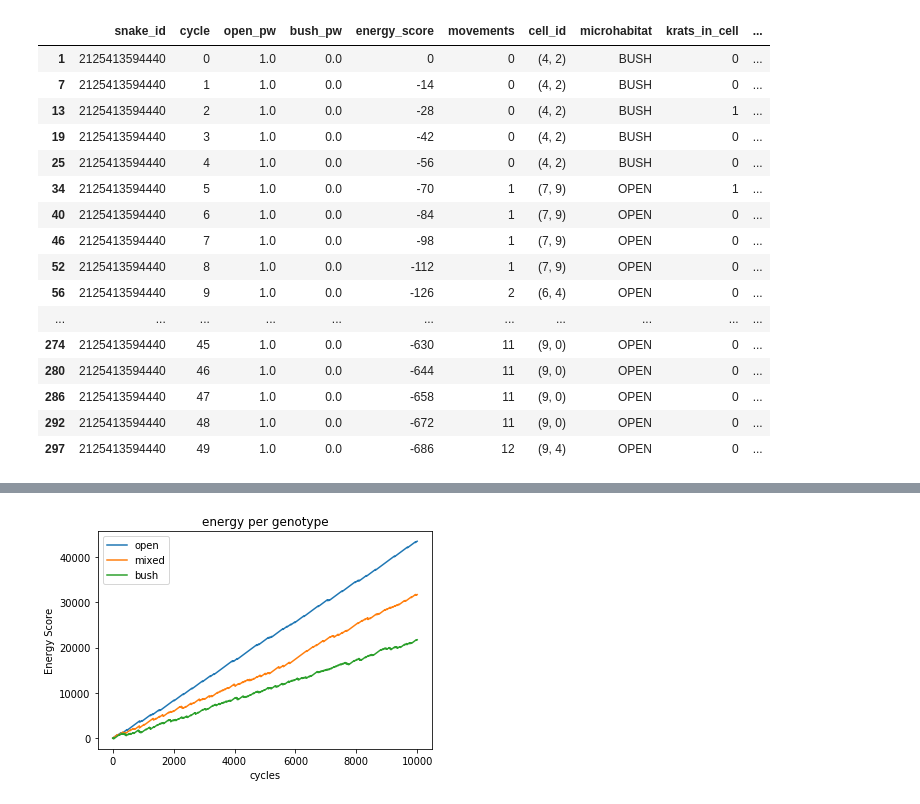
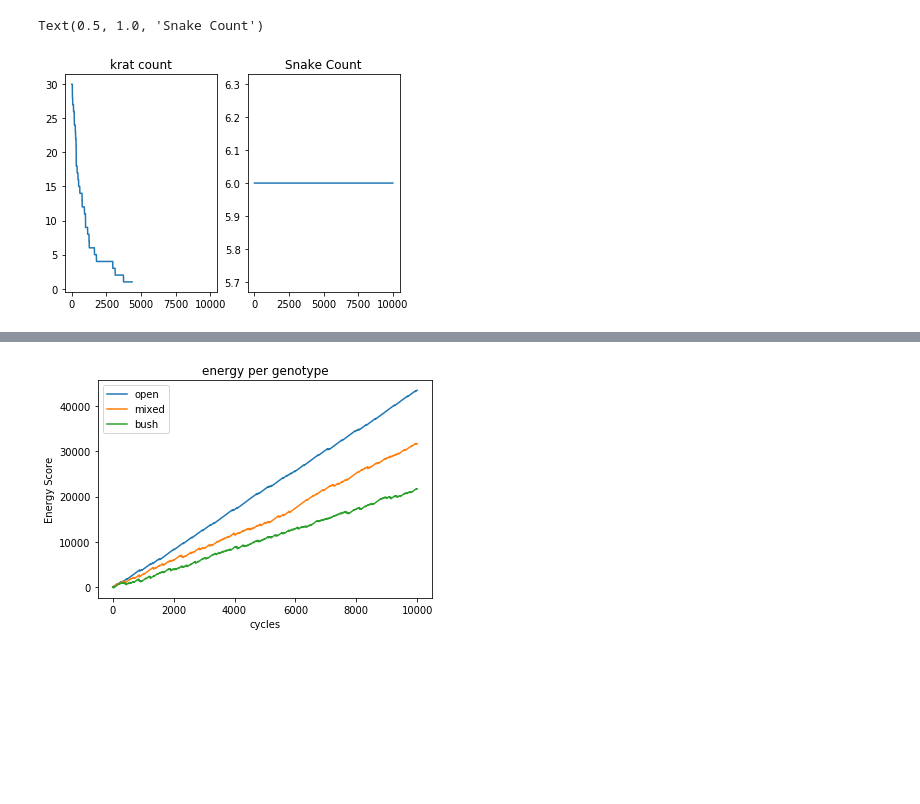
Before and after one commit to michaelremington2/uumarrty, a Jupyter notebook: ecosystem_sim/SimPostDataAnalysis.ipynb, the cells around one changed output, grey strips where cells are left out. Cells and saved outputs as stored; diff of their text form; code cells hidden in the pictures; blank space fills up the shorter version.

```diff
--- a/ecosystem_sim/SimPostDataAnalysis.ipynb
+++ b/ecosystem_sim/SimPostDataAnalysis.ipynb
@@ -40,22 +24,26 @@ ktemp.head(50)
 ## snake individual check
 idoi = 2125413594440
 stemp = snakedata[snakedata['snake_id']==idoi]
-stemp.head(50)
+#stemp.head(50)
-# %% [output]
-|  | snake_id | cycle | open_pw | bush_pw | energy_score | movements | cell_id | microhabitat | krats_in_cell | ... |
-| 1 | 2125413594440 | 0 | 1.0 | 0.0 | 0 | 0 | (4, 2) | BUSH | 0 | ... |
-| 7 | 2125413594440 | 1 | 1.0 | 0.0 | -14 | 0 | (4, 2) | BUSH | 0 | ... |
-| 13 | 2125413594440 | 2 | 1.0 | 0.0 | -28 | 0 | (4, 2) | BUSH | 1 | ... |
-| 19 | 2125413594440 | 3 | 1.0 | 0.0 | -42 | 0 | (4, 2) | BUSH | 0 | ... |
-| 25 | 2125413594440 | 4 | 1.0 | 0.0 | -56 | 0 | (4, 2) | BUSH | 0 | ... |
-| 34 | 2125413594440 | 5 | 1.0 | 0.0 | -70 | 1 | (7, 9) | OPEN | 1 | ... |
-| 40 | 2125413594440 | 6 | 1.0 | 0.0 | -84 | 1 | (7, 9) | OPEN | 0 | ... |
-| 46 | 2125413594440 | 7 | 1.0 | 0.0 | -98 | 1 | (7, 9) | OPEN | 0 | ... |
-| 52 | 2125413594440 | 8 | 1.0 | 0.0 | -112 | 1 | (7, 9) | OPEN | 0 | ... |
-| 56 | 2125413594440 | 9 | 1.0 | 0.0 | -126 | 2 | (6, 4) | OPEN | 0 | ... |
-| ... | ... | ... | ... | ... | ... | ... | ... | ... | ... | ... |
-| 274 | 2125413594440 | 45 | 1.0 | 0.0 | -630 | 11 | (9, 0) | OPEN | 0 | ... |
-| 280 | 2125413594440 | 46 | 1.0 | 0.0 | -644 | 11 | (9, 0) | OPEN | 0 | ... |
-| 286 | 2125413594440 | 47 | 1.0 | 0.0 | -658 | 11 | (9, 0) | OPEN | 0 | ... |
-| 292 | 2125413594440 | 48 | 1.0 | 0.0 | -672 | 11 | (9, 0) | OPEN | 0 | ... |
-| 297 | 2125413594440 | 49 | 1.0 | 0.0 | -686 | 12 | (9, 4) | OPEN | 0 | ... |
+# %%
+########## Population Counts ###############
+df = kratdata[["cycle", "krat_id"]].groupby("cycle").krat_id.nunique()
+df = df.reset_index()
+df.columns = ['cycle','krats']
+df2 = snakedata[["cycle", "snake_id"]].groupby("cycle").snake_id.nunique()
+df2 = df2.reset_index()
+df2.columns = ['cycle','snakes']
+
+
+#Now switch to a more OO interface to exercise more features.
+fig, axs = plt.subplots(nrows=1, ncols=2, sharex=True)
+ax = axs[0]
+ax.plot(df['cycle'], df['krats'])
+ax.set_title('krat count')
+
+ax = axs[1]
+ax.plot(df2['cycle'], df2['snakes'])
+ax.set_title('Snake Count')
+# %% [output]
+Text(0.5, 1.0, 'Snake Count')
+[figure, added]
```
Also changed, not shown: parts of 5 cells of this notebook, 4 other files.
